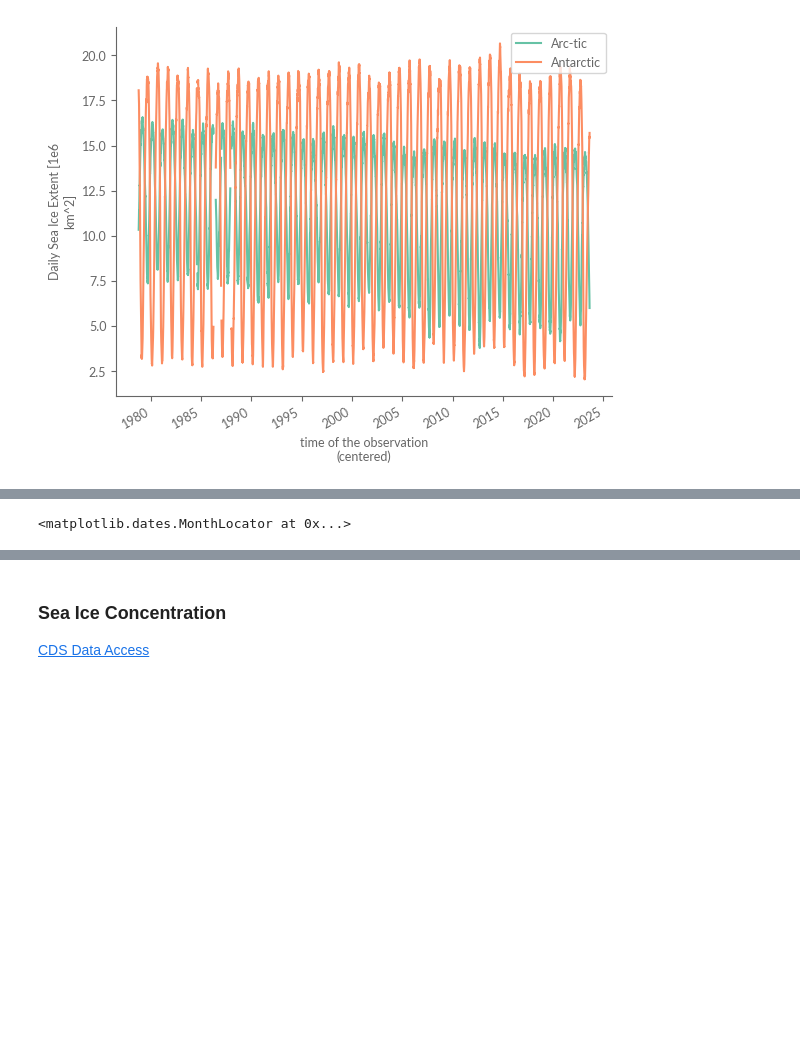
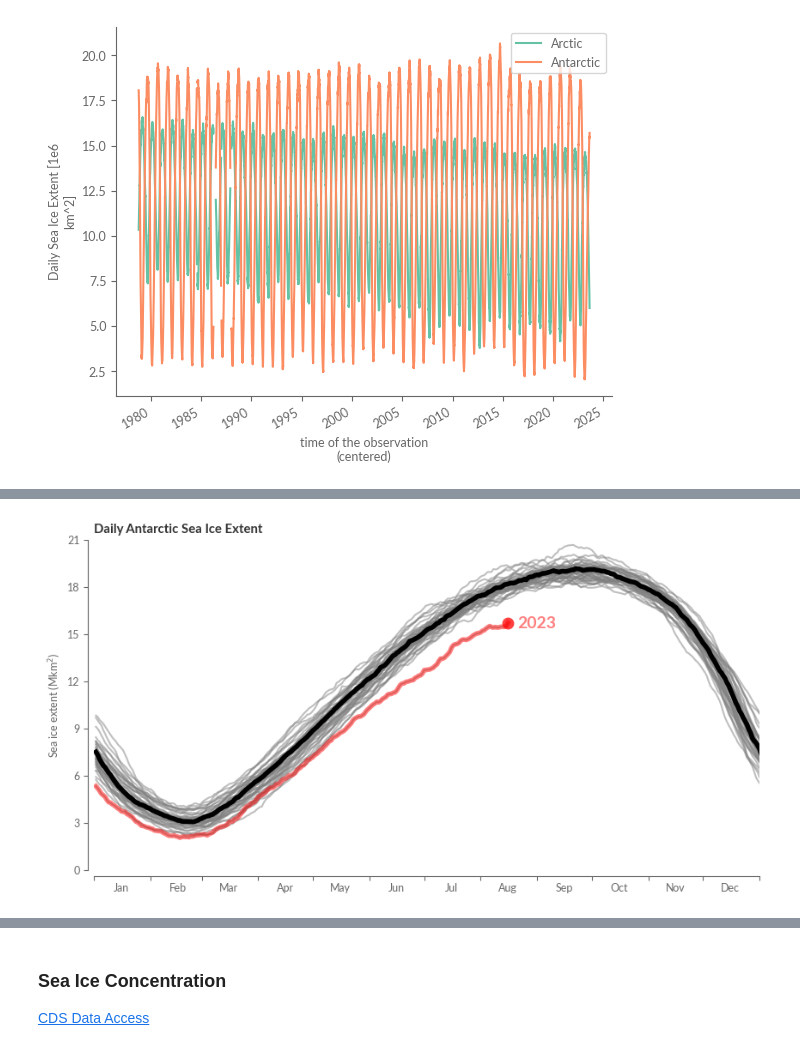
Before and after one commit to ECMWFCode4Earth/sketchbook-earth, a Jupyter notebook: tutorials/03_sea_ice/03_sea_ice.ipynb, the cells around one changed output, grey strips where cells are left out. Drawn from its saved outputs; the diff is of its cells as text; code cells hidden in the pictures; blank space fills up the shorter version.

```diff
--- a/tutorials/03_sea_ice/03_sea_ice.ipynb
+++ b/tutorials/03_sea_ice/03_sea_ice.ipynb
@@ -58,5 +60,5 @@ plt.style.use("../copernicus.mplstyle")
 # %%
-REF_PERIOD = {"time": slice("1991", "2020")}
+REF_PERIOD = {'year': slice(1991, 2020)}
 # %% [markdown]
 ### Downloading the Data
 # %%
@@ -110,8 +112,8 @@ sie_nh = sie_nh.drop_vars(["lat", "lon", "sic_threshold"])
 sie_sh = sie_sh.drop_vars(["lat", "lon", "sic_threshold"])
 # %%
 sie = xr.Dataset({
-    "arctic": sie_nh["sie"],
-    "antarctic": sie_sh["sie"],
+    "Arctic": sie_nh["sie"],
+    "Antarctic": sie_sh["sie"],
 })
 sie
 # %% [output]
@@ -146 +148,3 @@ Data variables:
+# %%
+sie_clim_median = sie.sel(REF_PERIOD).median("year")
 # %%
@@ -186,5 +204,17 @@ plt.show()
-# %%
-import matplotlib.dates as dates
-dates.MonthLocator()
-# %% [output]
-<matplotlib.dates.MonthLocator at 0x...>
+# %%
+region = 'Antarctic'
+# %%
+fig, ax = create_line_plot(sie[region])
+# Add the median as a bold black line
+sie_clim_median[region].plot(ax=ax, color="k", alpha=1, lw=4)
+highlight_most_recent_year(ax, sie[region])
+center_labels_between_xticks(ax)
+ax.set_xlim(0, 365)
+ax.set_ylim(0, 21)
+ax.set_xlabel("")
+ax.set_title(f"Daily {region} Sea Ice Extent", weight='bold')
+ax.set_ylabel("Sea ice extent (Mkm$^2$)")
+sns.despine(ax=ax, trim=False, offset=5)
+plt.show()
+# %% [output]
+[figure, added]
```
Also changed, not shown: parts of 9 cells of this notebook.
